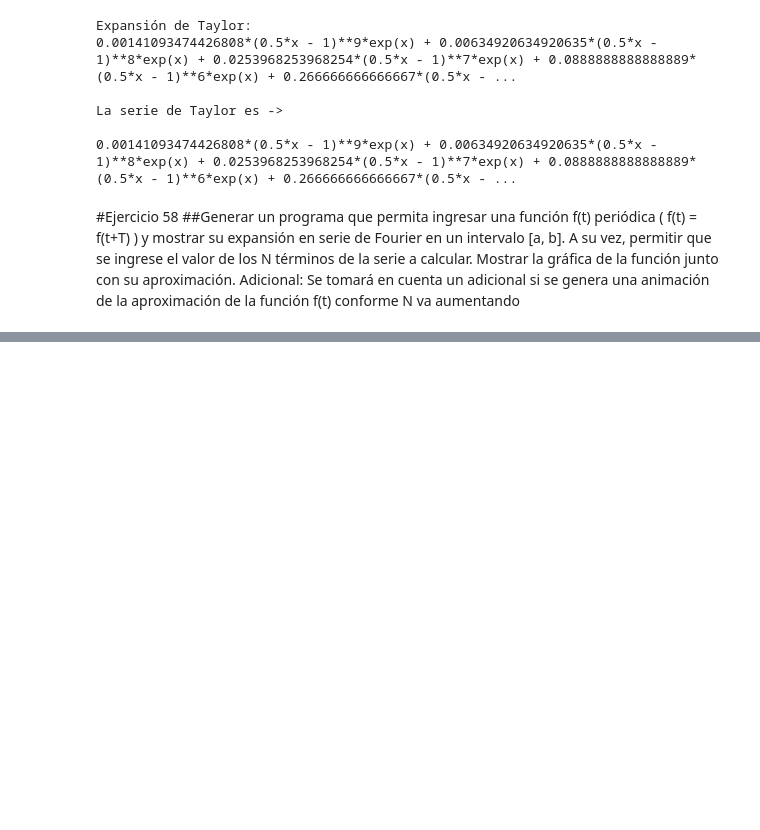
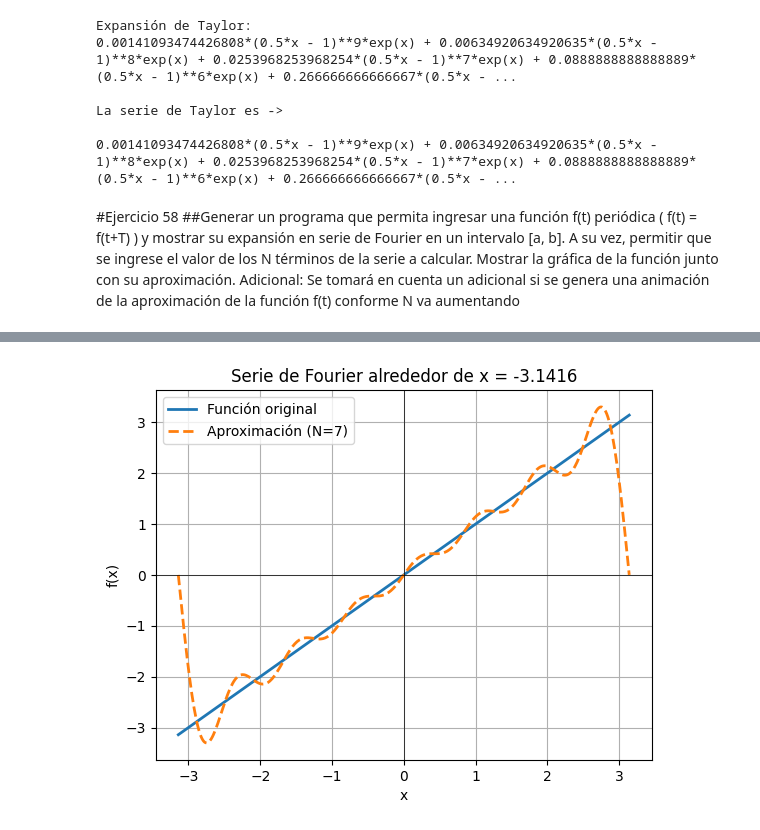
Before and after one commit to Diego-Delgadillo/Diego-Delgadillo, a Jupyter notebook: TAREA02a_DIEGO_RICARDO_DELGADILLO_GOMEZ.ipynb, the cells around one changed output, grey strips where cells are left out. Saved outputs shown, nothing was run; the diff lists cells and outputs as text; code cells hidden in the pictures; blank space fills up the shorter version.

```diff
--- a/TAREA02a_DIEGO_RICARDO_DELGADILLO_GOMEZ.ipynb
+++ b/TAREA02a_DIEGO_RICARDO_DELGADILLO_GOMEZ.ipynb
@@ -1410,3 +1410,83 @@ La serie de Taylor es ->
 # %% [markdown]
 #Ejercicio 58
 ##Generar un programa que permita ingresar una función f(t) periódica ( f(t) = f(t+T) ) y mostrar su expansión en serie de Fourier en un intervalo [a, b]. A su vez, permitir que se ingrese el valor de los N términos de la serie a calcular. Mostrar la gráfica de la función junto con su aproximación. Adicional: Se tomará en cuenta un adicional si se genera una animación de la aproximación de la función f(t) conforme N va aumentando
+# %%
+#importamos librerias
+import numpy as np
+import matplotlib.pyplot as plt
+import sympy as sym
+from sympy import *
+from sympy import lambdify
+from sympy import fourier_series, pi
+
+#creamos función para ingresar función matemática
+def ingresoFuncion():
+
+  x = symbols('x')
+  while True:
+    try:
+    # Convertimos directamente a expresión simbólica
+      funcionExpr = sympify(input("\n\x1b[34mIngresa una función en términos de 'X' -> \x1b[0m"))
+      break
+    except:
+      print("\n\x1b[31mFunción no válida! ingrese entrada válida -> ej: exp(x), x**2)\x1b[0m")
+
+  while True:
+    try:
+      a = float(input(f"\n\x1b[33mIngresa el valor del intervalo 'a' -> \x1b[0m"))
+      break
+    except ValueError:
+      print(f"\n\x1b[31mIngresa una entrada válida\x1b[0m\n")
+
+  #filtro para ingresar intervalo b
+  while True:
+    try:
+      b = float(input(f"\n\x1b[33mIngresa el valor del intervalo 'b' -> \x1b[0m"))
+      break
+    except ValueError:
+      print(f"\n\x1b[31mIngresa una entrada válida\x1b[0m\n")
+
+
+    #filtro para ingresar parametro 'n'
+  while True:
+    try:
+      n = int(input(f"\n\x1b[33mIngrese de N términos de la serie -> \x1b[0m"))
+      if(n < 0): print(f"\n\x1b[31mIngresa un número positivo[0m"); continue
+      break
+    except ValueError:
+      print(f"\n\x1b[31mIngresa una entrada válida\x1b[0m\n")
+
+
+  return funcionExpr,a,b,n
+
+#creamos una función para las series de Fourier
+def serieFourier(funcionExpr,a,b,n):
+  #utilizamos la funcion se sympy
+  x = symbols('x')
+  s = fourier_series(funcionExpr, (x, a, b))
+  s1 = s.truncate(n)
+  s1
+
+  #graficamos
+  xpts = np.linspace(a,b,400)
+  yOriginal = lambdify(x,funcionExpr)(xpts)
+  yAprox = lambdify(x,s1)(xpts)
+  plt.plot(xpts, yOriginal, label='Función original', linewidth=2)
+  plt.plot(xpts, yAprox, '--', label=f'Aproximación (N={n})', linewidth=2)
+  plt.title(f"Serie de Fourier alrededor de x = {a}")
+  plt.xlabel('x')
+  plt.ylabel('f(x)')
+  plt.legend()
+  plt.grid(True)
+  plt.axhline(0, color='black', linewidth=0.5)
+  plt.axvline(0, color='black', linewidth=0.5)
+  plt.show()
+
+  return s1
+#llamamos a las funciones
+f,a,b,n = ingresoFuncion()
+serie = serieFourier(f,a,b,n)
+
+print(f"\n\x1b[36mLa serie de Fourier es -> \x1b[0m\n")
+print(f"\x1b[33m{serie}\x1b[0m")
+# %% [output]
@@ -1412,0 +1500 @@ La serie de Taylor es ->
+[figure, added]
```
Also changed, not shown: parts of 2 cells of this notebook.
